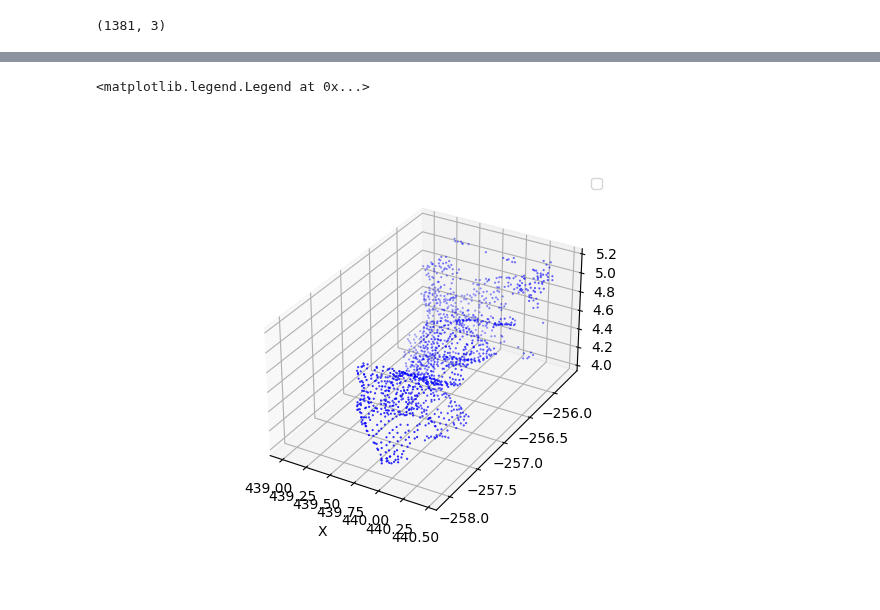
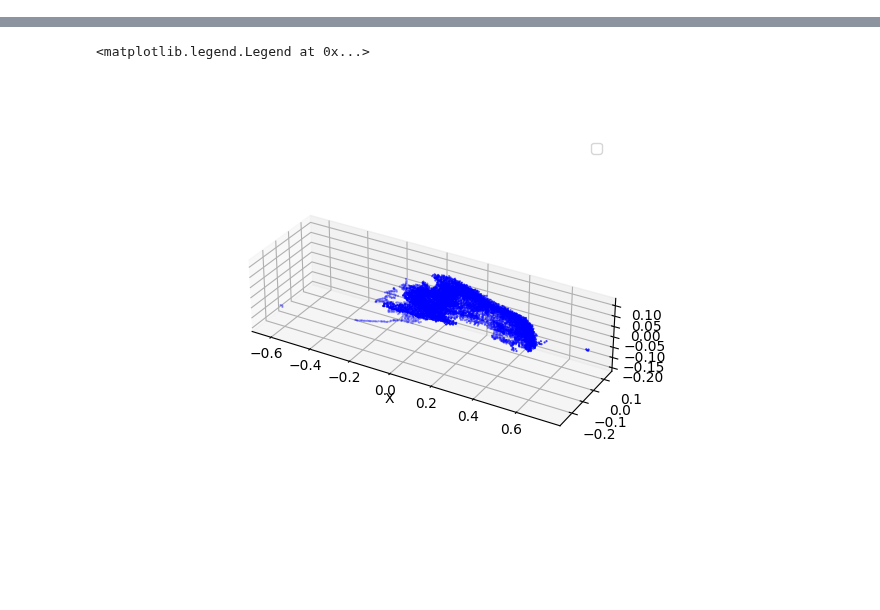
Before and after one commit to mit-acl/roman, a Jupyter notebook: notebooks/14_shape_completion.ipynb, the cells around one changed output, grey strips where cells are left out. Drawn from its saved outputs; the diff is of its cells as text; code cells hidden in the pictures.

```diff
--- a/notebooks/14_shape_completion.ipynb
+++ b/notebooks/14_shape_completion.ipynb
@@ -24,0 +25,15 @@ print(observation_history[1])
+# %%
+pcd_list = []
+pcd_raw_list = []
+for seg in tracker.segments + tracker.segment_graveyard:
+    seg_points = seg.points
+    if seg_points is not None:
+        num_pts = seg_points.shape[0]
+        pcd = o3d.geometry.PointCloud()
+        pcd.points = o3d.utility.Vector3dVector(seg_points)
+        rand_color = np.random.uniform(0, 1, size=(1,3))
+        rand_color = np.repeat(rand_color, num_pts, axis=0)
+        pcd.colors = o3d.utility.Vector3dVector(rand_color)
+        pcd_list.append(pcd)
+        pcd_raw_list.append(seg_points)
+o3d.visualization.draw_geometries(pcd_list)
@@ -24,0 +46,7 @@ print(observation_history[1])
+# %%
+data_aggregated = []
+for i in [10, 12, 13, 14, 16, 17]:
+    data_aggregated.extend(pcd_raw_list[i])
+# data = pcd_raw_list[10]pcd_raw_list[11]
+data_aggregated = np.array(data_aggregated)
+print(data_aggregated.shape)
@@ -32,12 +78,13 @@ for obs in observation_history:
-# %%
-print(dataset[0].shape)
-data = dataset[0]
-# %% [output]
-(1381, 3)
+# %%
+data_processed = np.zeros(data_aggregated.shape)
+# %%
+data_processed[:, 0] = -(data_aggregated[:, 0] - 448)/7
+data_processed[:, 1] = (data_aggregated[:, 1] + 257.5)/6
+data_processed[:, 2] = (data_aggregated[:, 2] - 5)/6
 # %%
 fig = plt.figure()
 ax1 = fig.add_subplot(1, 1, 1, projection='3d')
-ax1.scatter(data[:, 0], data[:, 1], data[:, 2],
+ax1.scatter(data_processed[:, 0], data_processed[:, 1], data_processed[:, 2],
             zdir='z', c= 'blue', s=0.3)
 ax1.set_aspect('equal')
 ax1.set_xlabel("X")
@@ -47,5 +94,5 @@ No artists with labels found to put in legend.  Note that artists whose label st
 <matplotlib.legend.Legend at 0x...>
-[figure, old version]
+[figure, new version]
 # %%
 import torch
 from equiv_reg import misc, config
```
Also changed, not shown: parts of 20 cells of this notebook, 2 other files.
